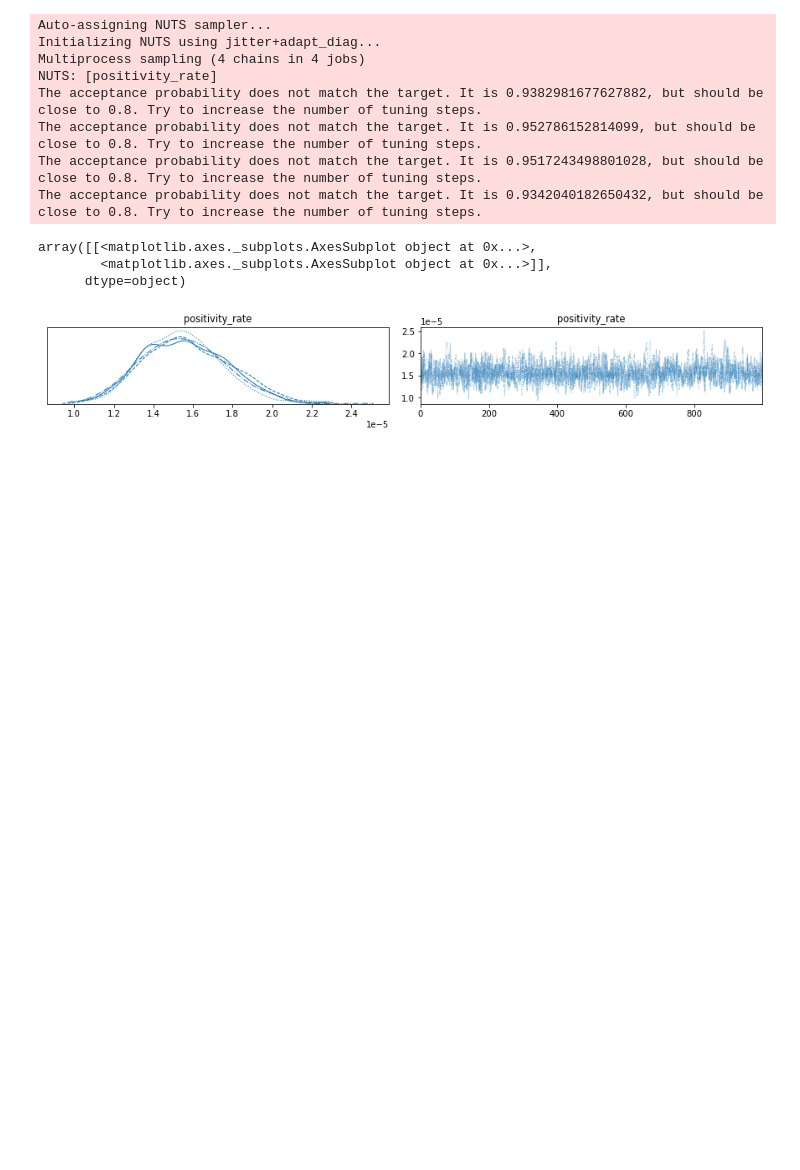
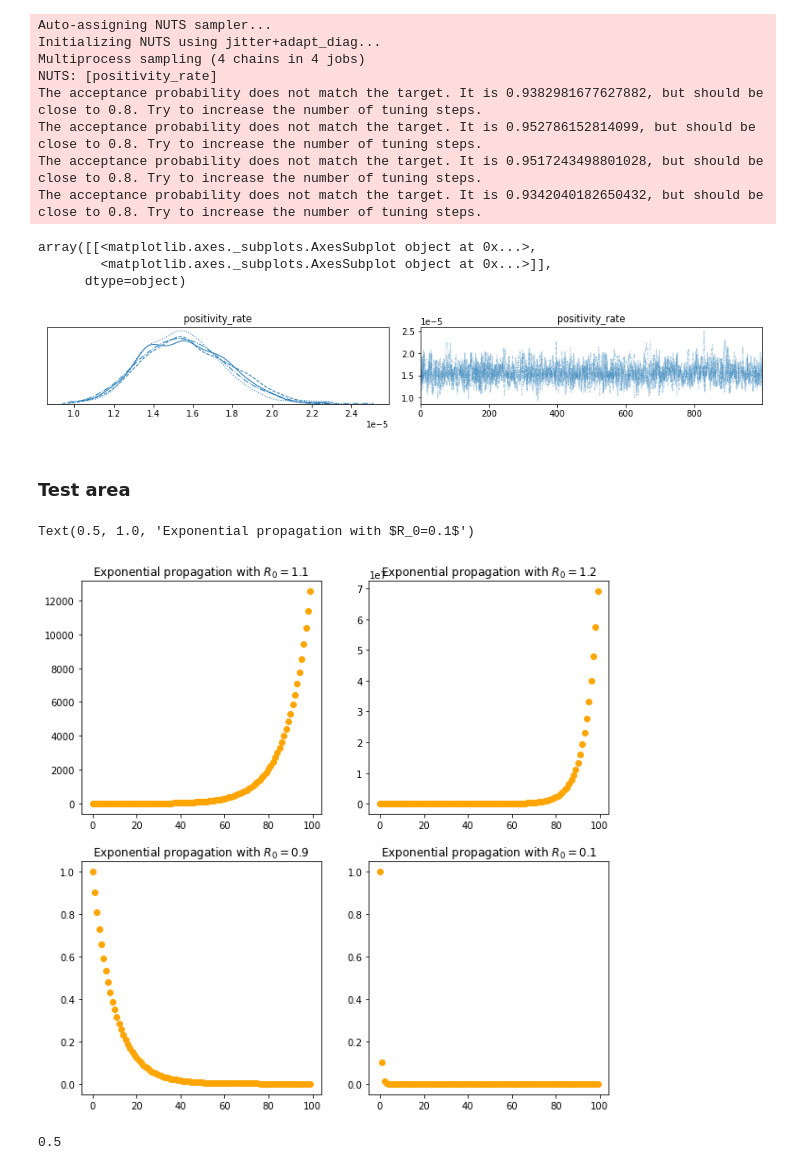
Before and after one commit to aletuf93/logproj, a Jupyter notebook: examples/04. Bayesian Statistics.ipynb, the cells around one changed output. Cells and saved outputs as stored; diff of their text form; code cells hidden in the pictures; blank space fills up the shorter version.

Commit message:
:construction: Bayesian test

```diff
--- a/examples/04. Bayesian Statistics.ipynb
+++ b/examples/04. Bayesian Statistics.ipynb
@@ -153,3 +161,73 @@ array([[<matplotlib.axes._subplots.AxesSubplot object at 0x...>,
         <matplotlib.axes._subplots.AxesSubplot object at 0x...>]],
       dtype=object)
 [figure]
+# %% [markdown]
+### Test area
+# %%
+#Example of an exponential model
+def expo_model(x, R0):
+    return R0**x
+
+
+#Examples with different propagation coefficients
+fig, axs = plt.subplots(2, 2)
+
+
+#Propagation coefficients greater than 1
+R0=1.1
+time = np.arange(0,100)
+y = expo_model(time,R0)
+axs[0,0].scatter(time, y,c='orange')
+axs[0,0].set_title(f"Exponential propagation with $R_0={R0}$")
+
+
+R0=1.2
+time = np.arange(0,100)
+y = expo_model(time,R0)
+axs[0,1].scatter(time, y,c='orange')
+axs[0,1].set_title(f"Exponential propagation with $R_0={R0}$")
+
+
+#Propagation coefficients less than 1
+R0=0.9
+time = np.arange(0,100)
+y = expo_model(time,R0)
+axs[1,0].scatter(time, y,c='orange')
+axs[1,0].set_title(f"Exponential propagation with $R_0={R0}$")
+
+
+R0=0.1
+time = np.arange(0,100)
+y = expo_model(time,R0)
+axs[1,1].scatter(time, y,c='orange')
+axs[1,1].set_title(f"Exponential propagation with $R_0={R0}$")
+# %% [output]
+Text(0.5, 1.0, 'Exponential propagation with $R_0=0.1$')
+[figure, added]
+# %%
+#Definition of R0
+tau = 0.5 #infection/contact (probability of infection given contact between a susceptible and infected individual)
+c_bar = 0.5 #contact/time ( average rate of contact between susceptible and infected individuals)
+d = 2 #time/infection ( duration of infectiousness)
+N = 100 #population size
+S = 19 #susceptible
+I = 10 #infected
+R = 4 #removed
+
+s = S/N
+
+i = I/N
+
+r = R/N
+
+#ds/dt = -betasi
+#di/dt = betasi - vi
+#dr/dt = vi
+
+
+
+
+beta = tau*c_bar
+R0 = tau*c_bar*d
+# %% [output]
+0.5
```
Also changed, not shown: parts of 11 cells of this notebook.
